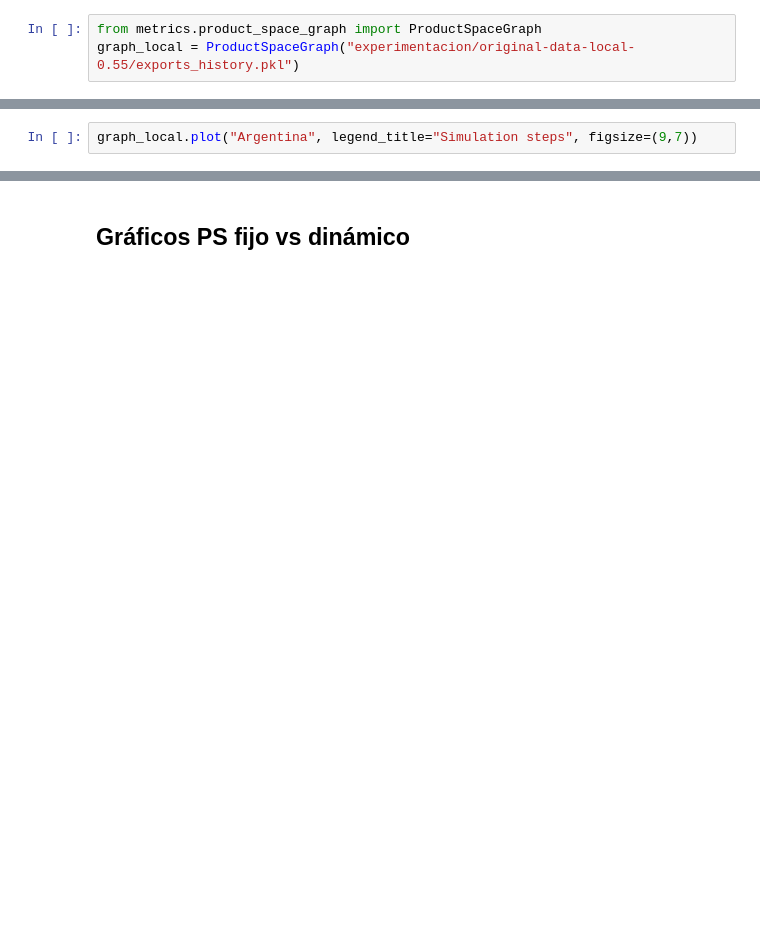
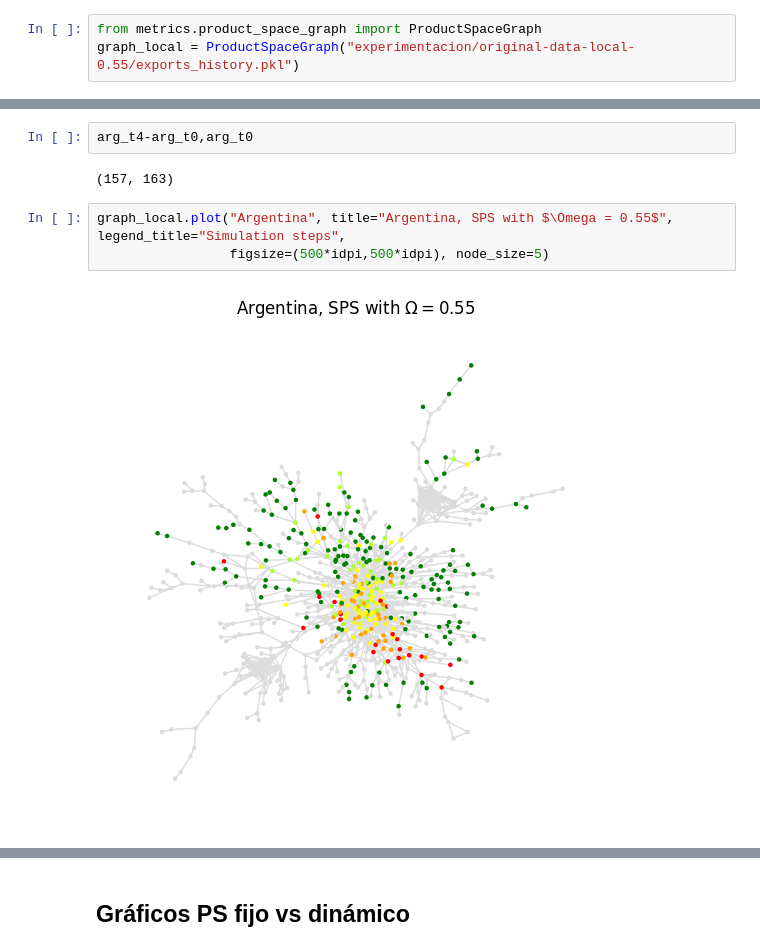
Before and after one commit to valchulen/product-space, a Jupyter notebook: Abstract.ipynb, the cells around one changed output, grey strips where cells are left out. Drawn from its saved outputs; the diff is of its cells as text; blank space fills up the shorter version.

```diff
--- a/Abstract.ipynb
+++ b/Abstract.ipynb
@@ -89,2 +187,9 @@ graph_local = ProductSpaceGraph("experimentacion/original-data-local-0.55/export
+# %%
+arg_t4-arg_t0,arg_t0
+# %% [output]
+(157, 163)
 # %%
-graph_local.plot("Argentina", legend_title="Simulation steps", figsize=(9,7))
+graph_local.plot("Argentina", title="Argentina, SPS with $\Omega = 0.55$", legend_title="Simulation steps",
+                 figsize=(500*idpi,500*idpi), node_size=5)
+# %% [output]
+[figure, added]
```
Also changed, not shown: parts of 17 cells of this notebook, 48 other files.
